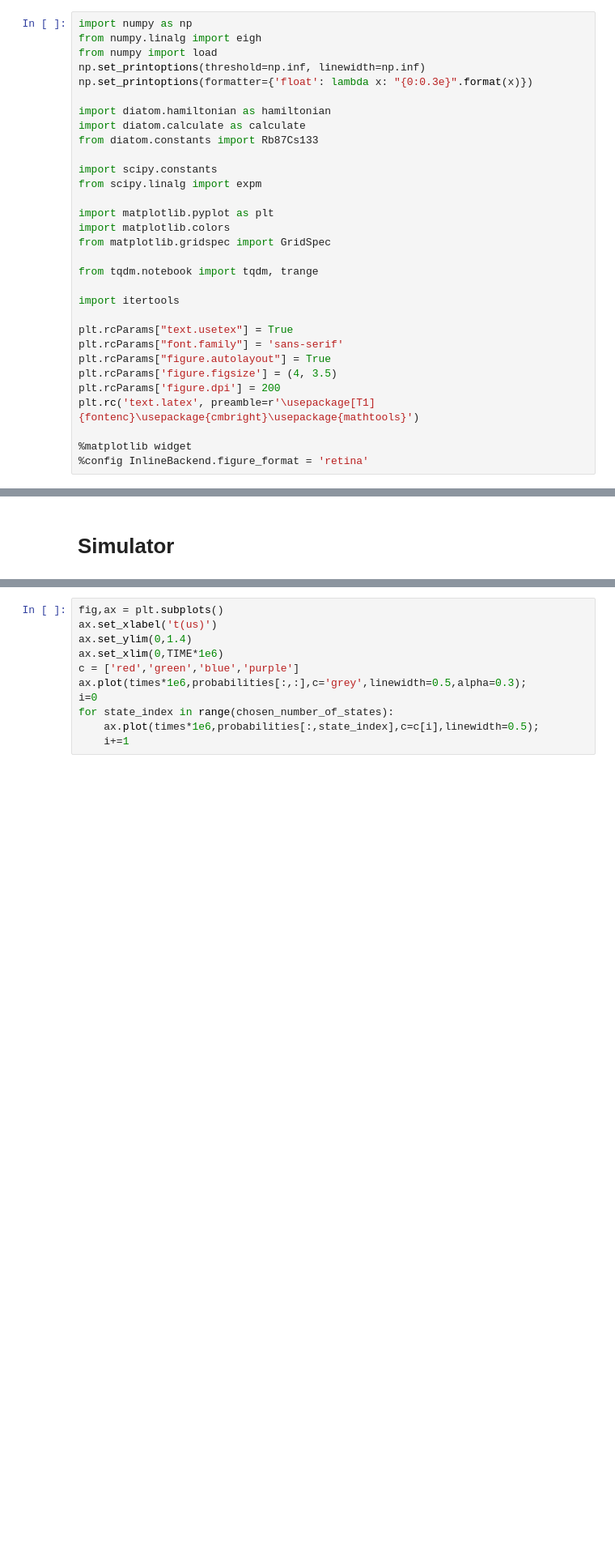
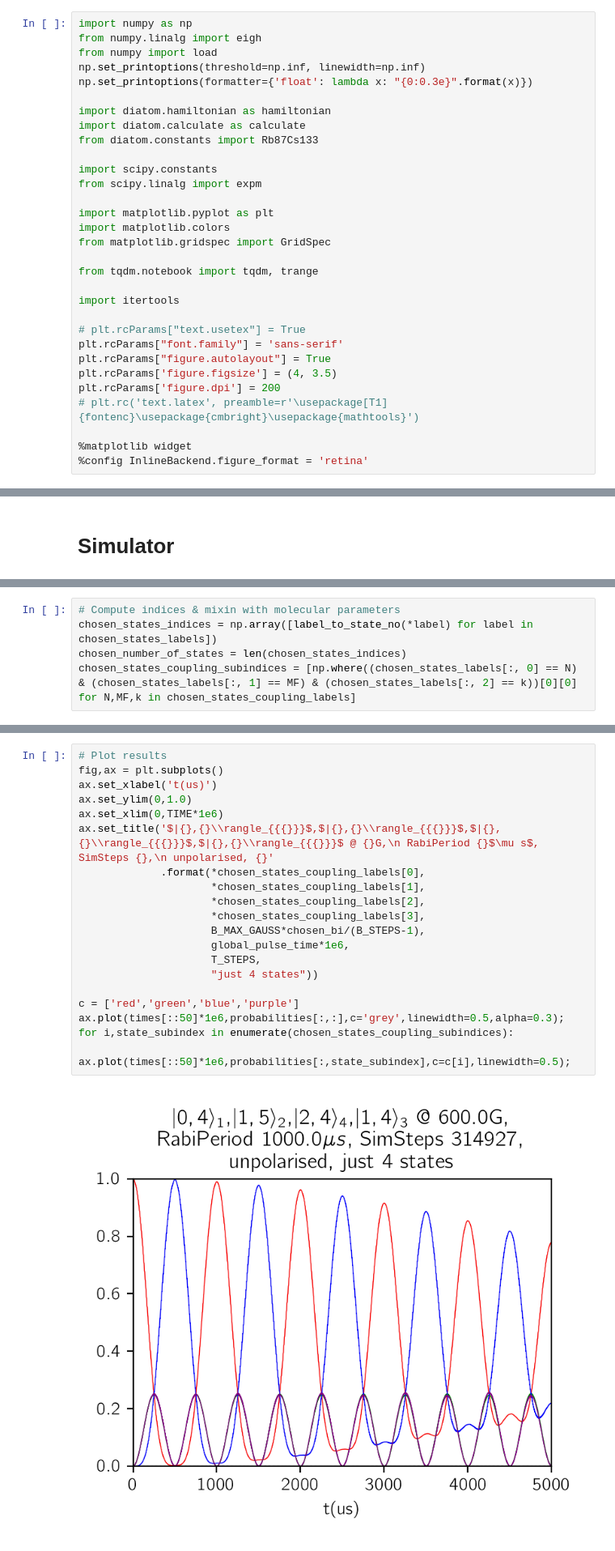
Before and after one commit to tomhepz/MolecularEnergyLevels, a Jupyter notebook: scripts/simulator.ipynb, the cells around one changed output, grey strips where cells are left out. Shown at 81% size. Drawn from its saved outputs; the diff is of its cells as text; blank space fills up the shorter version.

```diff
--- a/scripts/simulator.ipynb
+++ b/scripts/simulator.ipynb
@@ -22,12 +22,12 @@ from tqdm.notebook import tqdm, trange
 
 import itertools
 
-plt.rcParams["text.usetex"] = True
+# plt.rcParams["text.usetex"] = True
 plt.rcParams["font.family"] = 'sans-serif'
 plt.rcParams["figure.autolayout"] = True
 plt.rcParams['figure.figsize'] = (4, 3.5)
 plt.rcParams['figure.dpi'] = 200
-plt.rc('text.latex', preamble=r'\usepackage[T1]{fontenc}\usepackage{cmbright}\usepackage{mathtools}')
+# plt.rc('text.latex', preamble=r'\usepackage[T1]{fontenc}\usepackage{cmbright}\usepackage{mathtools}')
 
 %matplotlib widget
 %config InlineBackend.figure_format = 'retina'
@@ -144,3 +133,8 @@ TIME = chosen_pulse_time[0]*3
+# %%
+# Compute indices & mixin with molecular parameters
+chosen_states_indices = np.array([label_to_state_no(*label) for label in chosen_states_labels])
+chosen_number_of_states = len(chosen_states_indices)
+chosen_states_coupling_subindices = [np.where((chosen_states_labels[:, 0] == N) & (chosen_states_labels[:, 1] == MF) & (chosen_states_labels[:, 2] == k))[0][0] for N,MF,k in chosen_states_coupling_labels]
 # %%
 # Get Angular Frequency Matrix Diagonal for each B
 all_angular = ENERGIES[chosen_bi, :].real / H_BAR # [state]
@@ -209,11 +181,22 @@ KeyboardInterrupt:
 # %%
+# Plot results
 fig,ax = plt.subplots()
 ax.set_xlabel('t(us)')
-ax.set_ylim(0,1.4)
+ax.set_ylim(0,1.0)
 ax.set_xlim(0,TIME*1e6)
+ax.set_title('$|{},{}\\rangle_{{{}}}$,$|{},{}\\rangle_{{{}}}$,$|{},{}\\rangle_{{{}}}$,$|{},{}\\rangle_{{{}}}$ @ {}G,\n RabiPeriod {}$\mu s$, SimSteps {},\n unpolarised, {}'
+             .format(*chosen_states_coupling_labels[0],
+                     *chosen_states_coupling_labels[1],
+                     *chosen_states_coupling_labels[2],
+                     *chosen_states_coupling_labels[3],
+                     B_MAX_GAUSS*chosen_bi/(B_STEPS-1),
+                     global_pulse_time*1e6,
+                     T_STEPS,
+                     "just 4 states"))
+
 c = ['red','green','blue','purple']
-ax.plot(times*1e6,probabilities[:,:],c='grey',linewidth=0.5,alpha=0.3);
-i=0
-for state_index in range(chosen_number_of_states):
-    ax.plot(times*1e6,probabilities[:,state_index],c=c[i],linewidth=0.5);
-    i+=1
+ax.plot(times[::50]*1e6,probabilities[:,:],c='grey',linewidth=0.5,alpha=0.3);
+for i,state_subindex in enumerate(chosen_states_coupling_subindices):
+    ax.plot(times[::50]*1e6,probabilities[:,state_subindex],c=c[i],linewidth=0.5);
+# %% [output]
+[figure, added]
```
Also changed, not shown: parts of 3 cells of this notebook, 10 other files.
